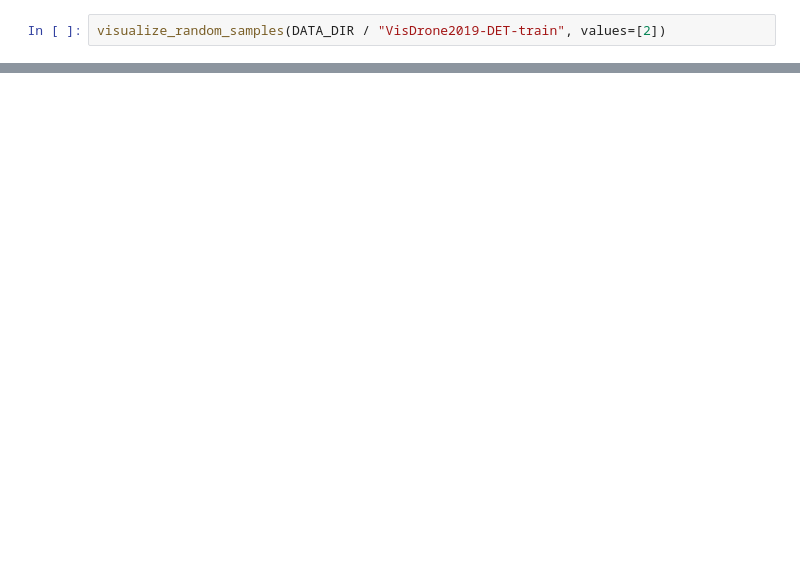
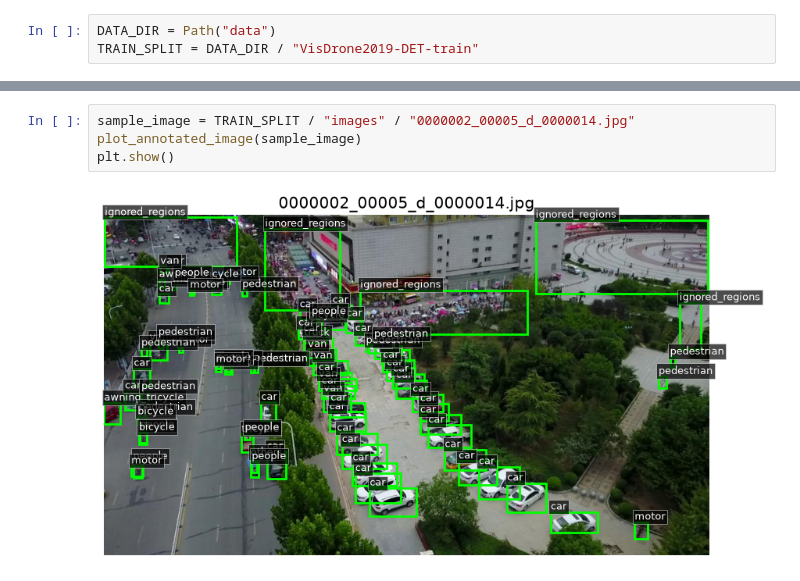
Before and after one commit to DavidIlnytskyi/Edge-Vehicle-Detection-and-Tracking, a Jupyter notebook: data_vizualization.ipynb, the cells around one changed output, grey strips where cells are left out. Saved outputs shown, nothing was run; the diff lists cells and outputs as text; blank space fills up the shorter version.

```diff
--- a/data_vizualization.ipynb
+++ b/data_vizualization.ipynb
@@ -486,2 +16,3 @@ print(out_of_boundaries_images)
 # %%
-visualize_random_samples(DATA_DIR / "VisDrone2019-DET-train", values=[2])
+DATA_DIR = Path("data")
+TRAIN_SPLIT = DATA_DIR / "VisDrone2019-DET-train"
@@ -489,0 +43,6 @@ visualize_random_samples(DATA_DIR / "VisDrone2019-DET-train", values=[2])
+# %%
+sample_image = TRAIN_SPLIT / "images" / "0000002_00005_d_0000014.jpg"
+plot_annotated_image(sample_image)
+plt.show()
+# %% [output]
+[figure, added]
```
Also changed, not shown: parts of 19 cells of this notebook, 13 other files.
